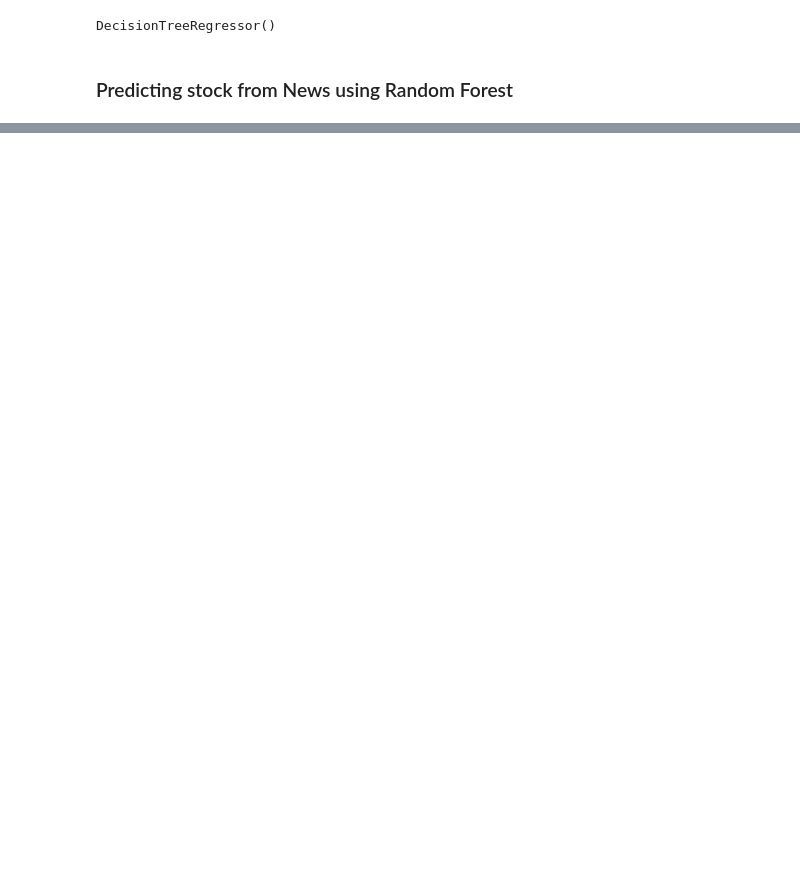
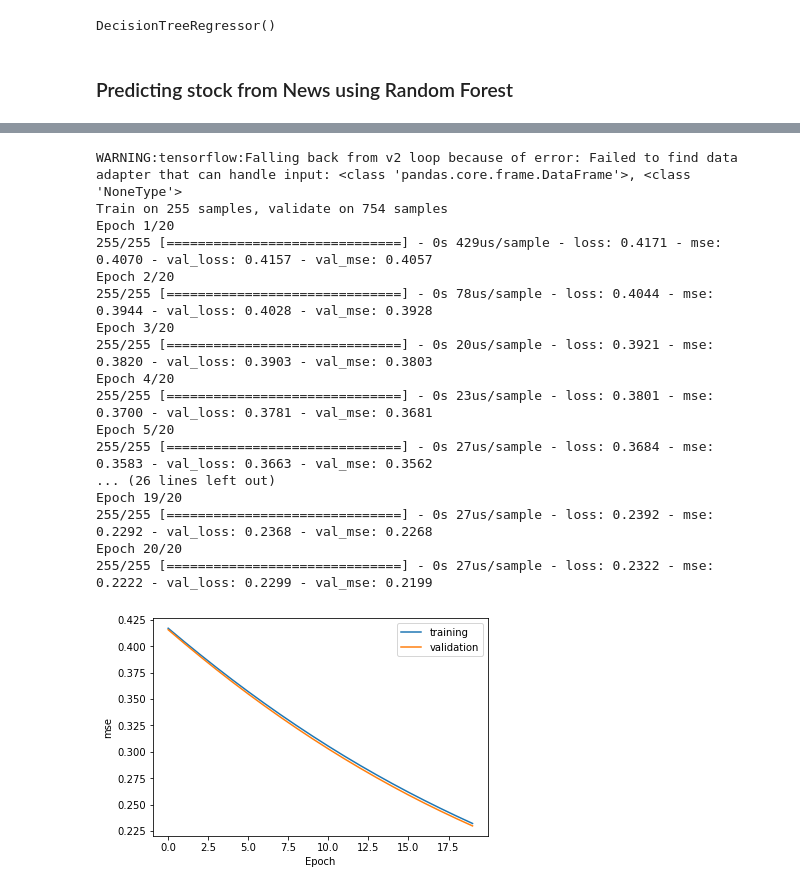
Before and after one commit to mike-explosion/NLP_for_tech_sector_companies, a Jupyter notebook: NLP_Stock_Predictions.ipynb, the cells around one changed output, grey strips where cells are left out. Saved outputs shown, nothing was run; the diff lists cells and outputs as text; code cells hidden in the pictures; blank space fills up the shorter version.

```diff
--- a/NLP_Stock_Predictions.ipynb
+++ b/NLP_Stock_Predictions.ipynb
@@ -284,0 +428,54 @@ KeyError: ('Top1', 'Top2', 'Top3', 'Top4')
+# %%
+X_App,y_App = Dataset_final.drop(['Apple returns'],axis=1),Dataset_final['Apple returns']
+# %%
+lamda = 0.009     #0.0001
+p = 0.1     #0.1
+epochs = 10        #20
+learning = 0.00006 #is good ish 0.00006
+b_1 = 0.8             #0.8
+b_2 = 0.999     #0.999
+
+
+
+
+train = ('2008-12-01' <= X_App.index) & (X_App.index < '2009-12-04')
+vali = ('2009-12-04' <= X_App.index) & (X_App.index < '2010-12-04')
+test = ('2010-12-04' <= X_App.index) & (X_App.index < '2013-12-04')
+
+model,history = train_nn(X_App[train],y_App[train],X_App[test],y_App[test])
+
+# visualise learning
+plt.plot(history.history['loss'],label='training')
+plt.plot(history.history['val_loss'],label='validation')
+plt.ylabel('mse')
+plt.xlabel('Epoch')
+plt.legend()
+plt.show()
+# performance evaluation
+metrics = model.evaluate(X_App[train],y_App[train])
+mse_base = metrics[1]
+print('Training MSE in baseline model: %.3f' % mse_base)
+
+metrics = model.evaluate(X_App[test],y_App[test])
+mse_OOS = metrics[1]
+print('Out of sample testing MSE: %.3f' % mse_OOS)
+predict = model.predict(X_App[test])
+# %% [output]
+WARNING:tensorflow:Falling back from v2 loop because of error: Failed to find data adapter that can handle input: <class 'pandas.core.frame.DataFrame'>, <class 'NoneType'>
+Train on 255 samples, validate on 754 samples
+Epoch 1/20
+255/255 [==============================] - 0s 429us/sample - loss: 0.4171 - mse: 0.4070 - val_loss: 0.4157 - val_mse: 0.4057
+Epoch 2/20
+255/255 [==============================] - 0s 78us/sample - loss: 0.4044 - mse: 0.3944 - val_loss: 0.4028 - val_mse: 0.3928
+Epoch 3/20
+255/255 [==============================] - 0s 20us/sample - loss: 0.3921 - mse: 0.3820 - val_loss: 0.3903 - val_mse: 0.3803
+Epoch 4/20
+255/255 [==============================] - 0s 23us/sample - loss: 0.3801 - mse: 0.3700 - val_loss: 0.3781 - val_mse: 0.3681
+Epoch 5/20
+255/255 [==============================] - 0s 27us/sample - loss: 0.3684 - mse: 0.3583 - val_loss: 0.3663 - val_mse: 0.3562
+... (26 lines left out)
+Epoch 19/20
+255/255 [==============================] - 0s 27us/sample - loss: 0.2392 - mse: 0.2292 - val_loss: 0.2368 - val_mse: 0.2268
+Epoch 20/20
+255/255 [==============================] - 0s 27us/sample - loss: 0.2322 - mse: 0.2222 - val_loss: 0.2299 - val_mse: 0.2199
+[figure, added]
```
Also changed, not shown: parts of 25 cells of this notebook.
